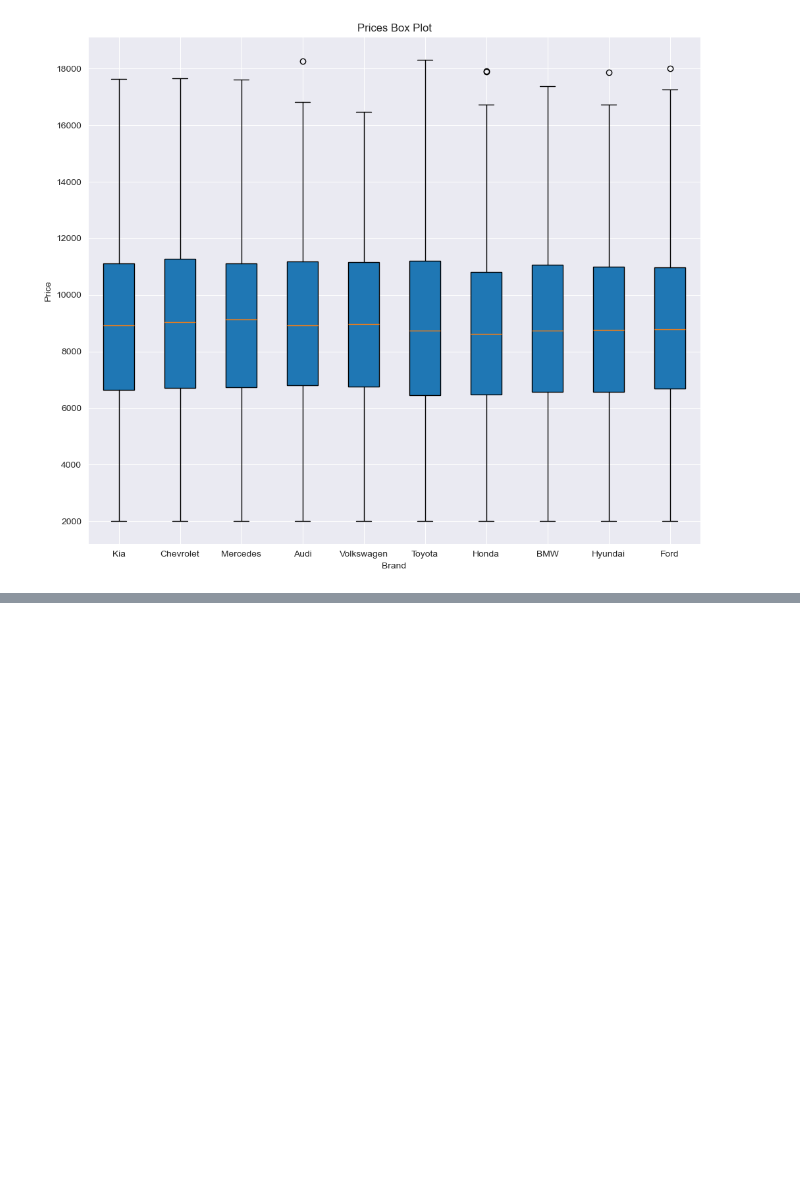
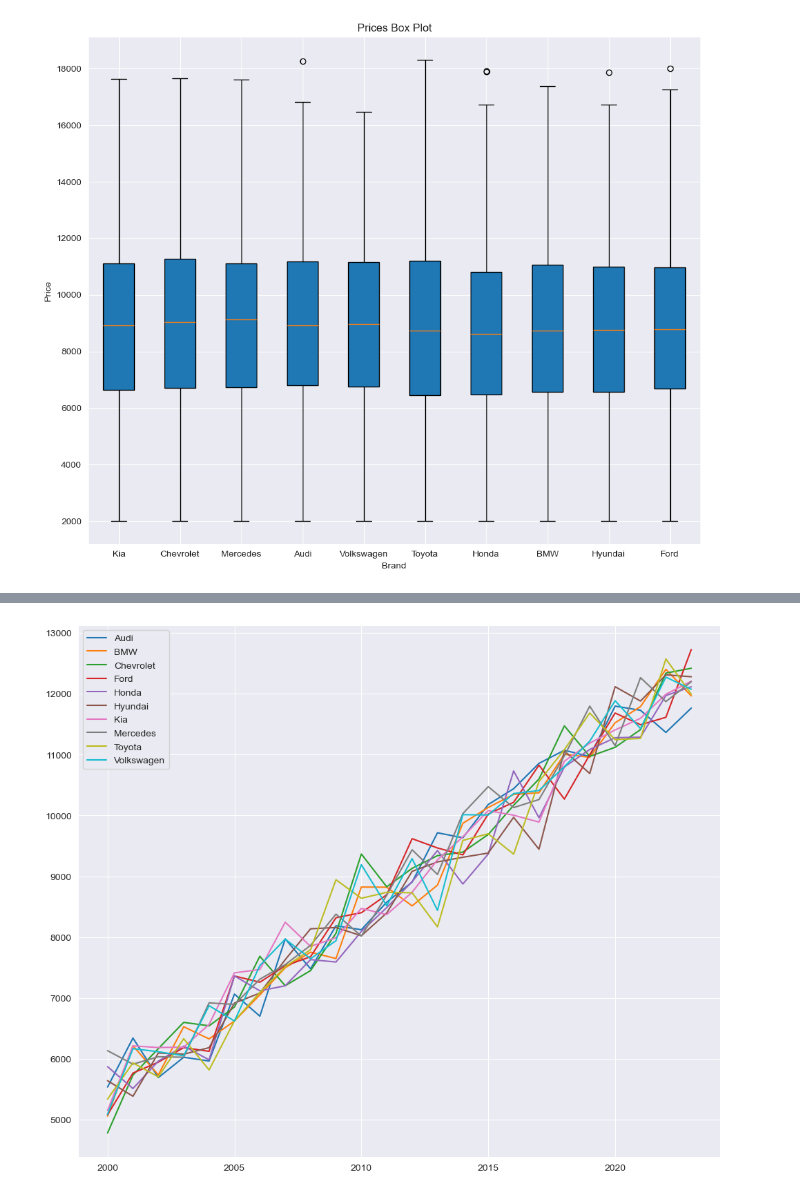
Before and after one commit to EmilianoDeLaGarzaVillarreal/CarPriceAnalysis, a Jupyter notebook: sample.ipynb, the cells around one changed output, grey strips where cells are left out. Saved outputs shown, nothing was run; the diff lists cells and outputs as text; code cells hidden in the pictures; blank space fills up the shorter version.

```diff
--- a/sample.ipynb
+++ b/sample.ipynb
@@ -135,0 +132,11 @@ Name: Mileage, Length: 10000, dtype: float64
+# %%
+plt.close()
+fig, ax = plt.subplots(figsize=(12,10))
+x = df[['Price', 'Brand', 'Year']].groupby(['Year', 'Brand']).mean()
+x = x.reset_index()
+for b in x['Brand'].unique():
+    ax.plot(x[x['Brand'] == b]['Year'], x[x['Brand'] == b]['Price'], label=b)
+ax.legend(loc='upper left')
+plt.show()
+# %% [output]
+[figure, added]
```
Also changed, not shown: parts of 5 cells of this notebook.
